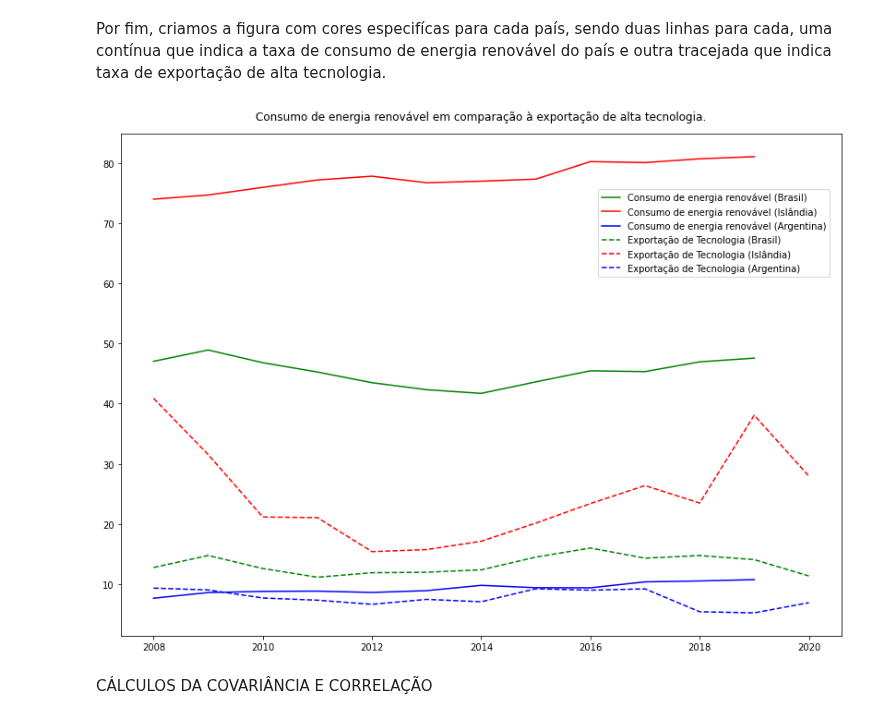
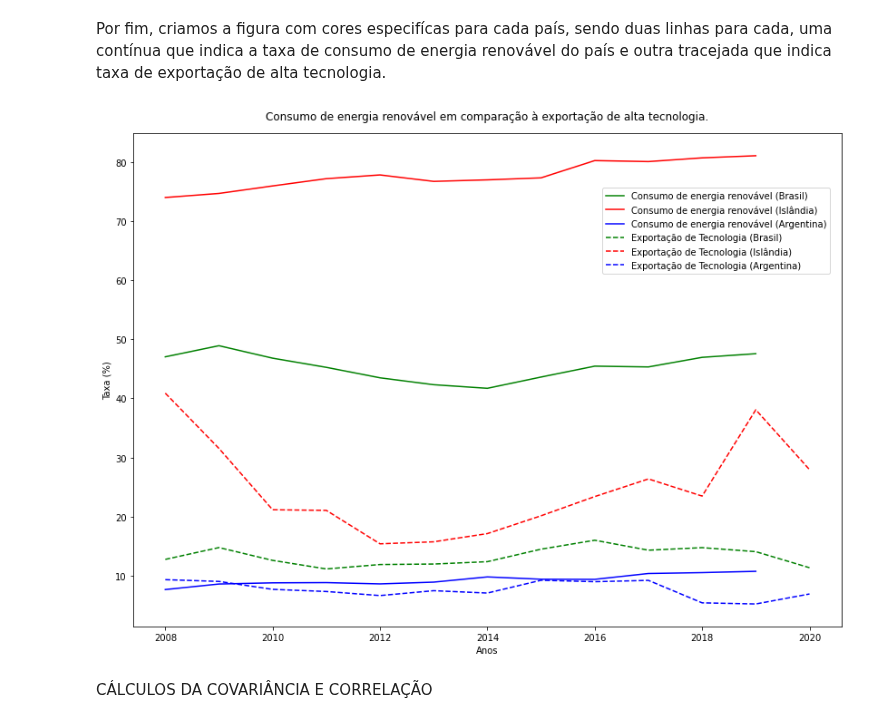
Before and after one commit to eriksoaress/EnergiaRenovavel---Erik-e-Gustavo-Antony, a Jupyter notebook: aps2/APS2.ipynb, the cells around one changed output. Cells and saved outputs as stored; diff of their text form; code cells hidden in the pictures.

```diff
--- a/aps2/APS2.ipynb
+++ b/aps2/APS2.ipynb
@@ -44,18 +50,20 @@ Por fim, criamos a figura com cores especifícas para cada país, sendo duas lin
 # %%
 plt.figure(figsize=(14,10))
 plt.plot(anos, brazil_energia, color='g',label='Consumo de energia renovável (Brasil)')
 plt.plot(anos, iceland_energia, color='r', label='Consumo de energia renovável (Islândia)')
 plt.plot(anos, argentina_energia, color='b', label='Consumo de energia renovável (Argentina)')
 
 plt.plot(anos, brazil_exports, color='g', linestyle='dashed',label='Exportação de Tecnologia (Brasil)')
 plt.plot(anos, iceland_exports, color='r', linestyle='dashed', label='Exportação de Tecnologia (Islândia)')
 plt.plot(anos, argentina_export, color='b', linestyle='dashed', label='Exportação de Tecnologia (Argentina)')
 
 plt.title('Consumo de energia renovável em comparação à exportação de alta tecnologia.', pad=15)
+plt.xlabel('Anos')
+plt.ylabel('Taxa (%)')
 plt.legend(loc =1, bbox_to_anchor=(0.99,0.9))
 plt.show()
 # %% [output]
-[figure, old version]
+[figure, new version]
 # %% [markdown]
 CÁLCULOS DA COVARIÂNCIA E CORRELAÇÃO
 # %% [markdown]
```
Also changed, not shown: parts of 1 cell of this notebook.
